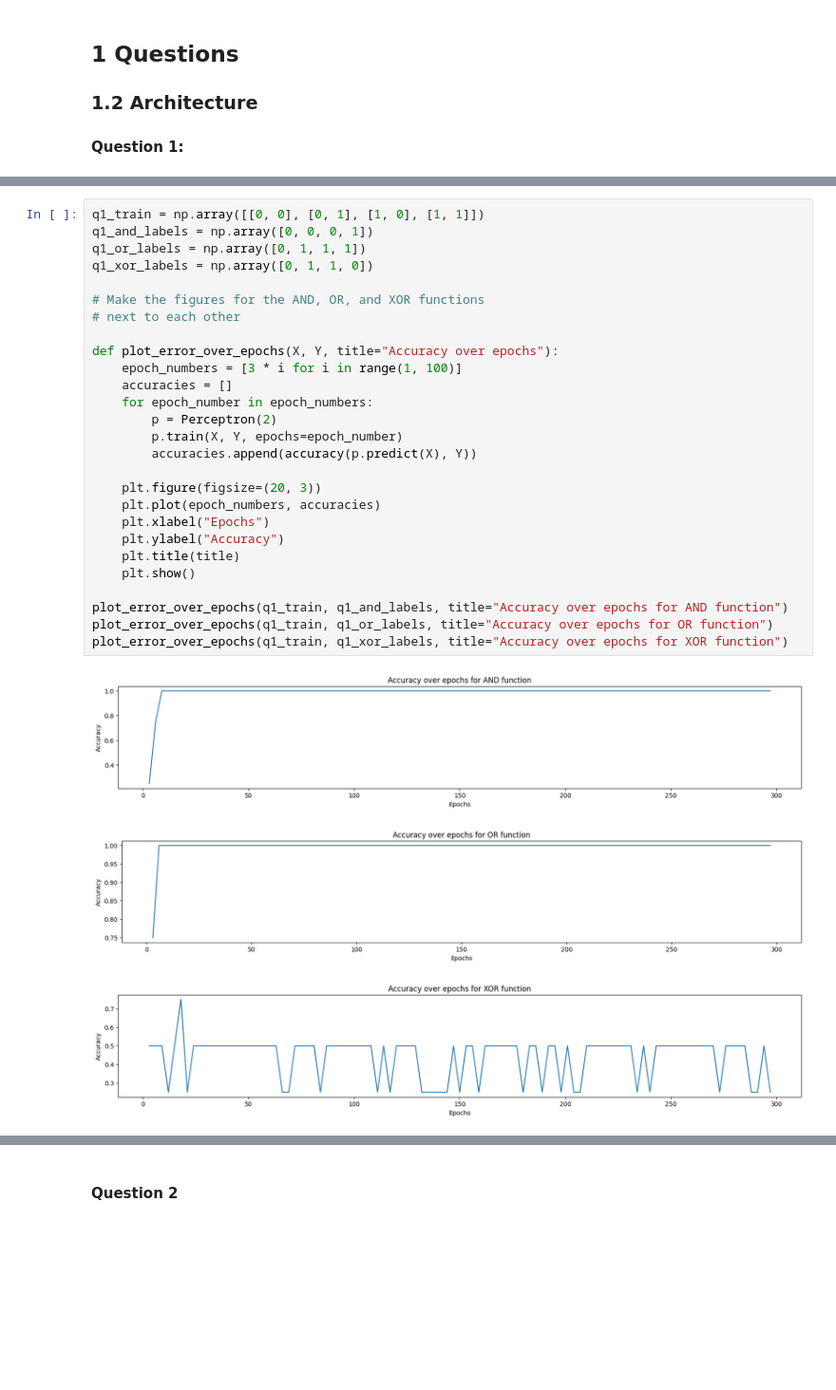
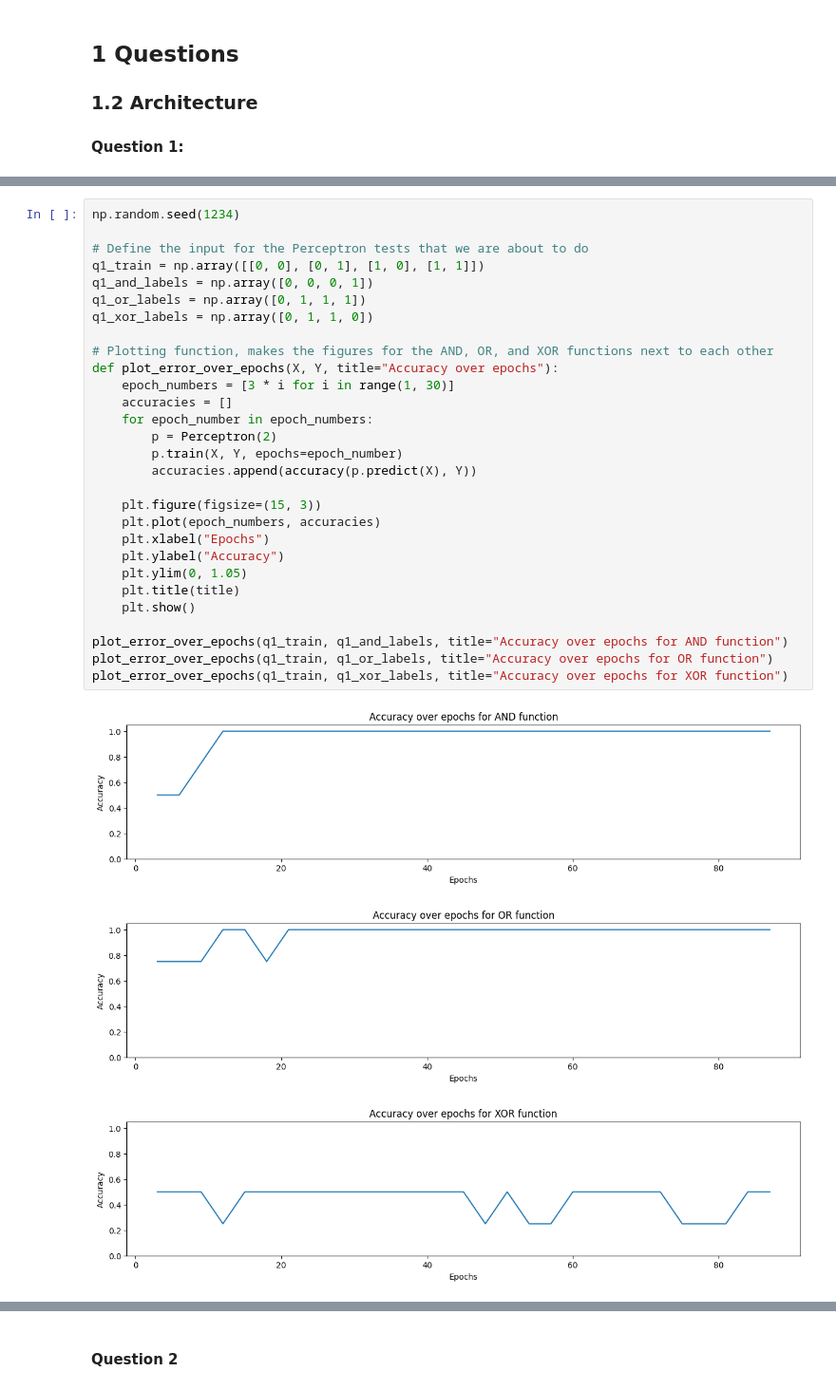
Before and after one commit to zain1290/Artificial-Neural-Network, a Jupyter notebook: src/Drago.ipynb, the cells around one changed output, grey strips where cells are left out. Shown at 95% size. Drawn from its saved outputs; the diff is of its cells as text; blank space fills up the shorter version.

```diff
--- a/src/Drago.ipynb
+++ b/src/Drago.ipynb
@@ -63,32 +63,34 @@ def accuracy(labels, predicted):
 # %%
+np.random.seed(1234)
+
+# Define the input for the Perceptron tests that we are about to do
 q1_train = np.array([[0, 0], [0, 1], [1, 0], [1, 1]])
 q1_and_labels = np.array([0, 0, 0, 1])
 q1_or_labels = np.array([0, 1, 1, 1])
 q1_xor_labels = np.array([0, 1, 1, 0])
 
-# Make the figures for the AND, OR, and XOR functions
-# next to each other
-
+# Plotting function, makes the figures for the AND, OR, and XOR functions next to each other
 def plot_error_over_epochs(X, Y, title="Accuracy over epochs"):
-    epoch_numbers = [3 * i for i in range(1, 100)]
+    epoch_numbers = [3 * i for i in range(1, 30)]
     accuracies = []
     for epoch_number in epoch_numbers:
         p = Perceptron(2)
         p.train(X, Y, epochs=epoch_number)
         accuracies.append(accuracy(p.predict(X), Y))
 
-    plt.figure(figsize=(20, 3))
+    plt.figure(figsize=(15, 3))
     plt.plot(epoch_numbers, accuracies)
     plt.xlabel("Epochs")
     plt.ylabel("Accuracy")
+    plt.ylim(0, 1.05)
     plt.title(title)
     plt.show()
 
 plot_error_over_epochs(q1_train, q1_and_labels, title="Accuracy over epochs for AND function")
 plot_error_over_epochs(q1_train, q1_or_labels, title="Accuracy over epochs for OR function")
 plot_error_over_epochs(q1_train, q1_xor_labels, title="Accuracy over epochs for XOR function")
 # %% [output]
-[figure, old version]
+[figure, new version]
-[figure, old version]
+[figure, new version]
-[figure, old version]
+[figure, new version]
 # %% [markdown]
```
Also changed, not shown: parts of 122 cells of this notebook, 1 other file.
